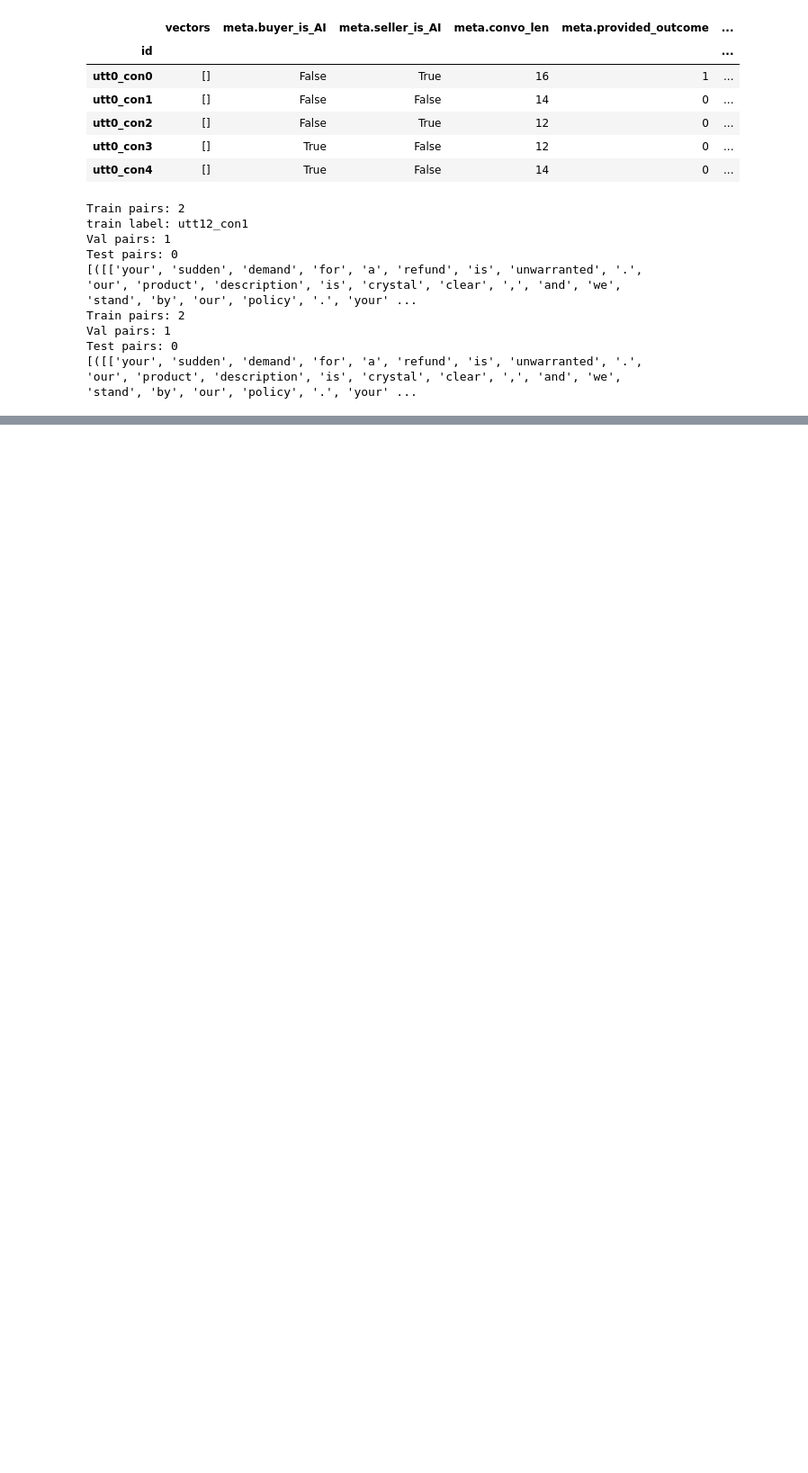
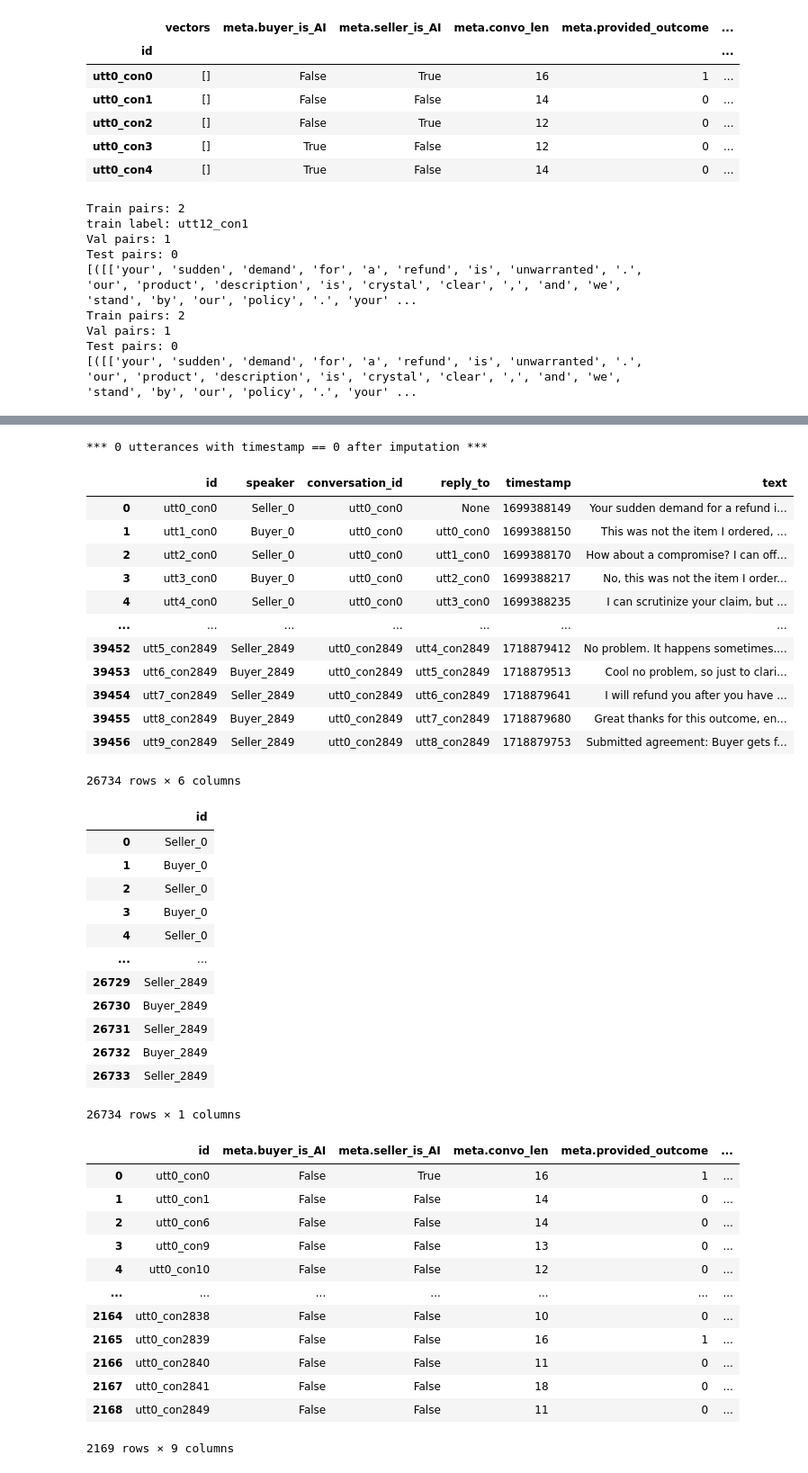
Before and after one commit to mishkin101/CRAFT_Disputes, a Jupyter notebook: src/notebooks/fine-tuning_testing.ipynb, the cells around one changed output, grey strips where cells are left out. Shown at 90% size. Saved outputs shown, nothing was run; the diff lists cells and outputs as text; code cells hidden in the pictures; blank space fills up the shorter version.

```diff
--- a/src/notebooks/fine-tuning_testing.ipynb
+++ b/src/notebooks/fine-tuning_testing.ipynb
@@ -258,0 +379,43 @@ Test pairs: 0
+# %%
+corpus_kodis_AI = corp.corpusBuilder(raw_data_AI)
+# %% [output]
+*** 0 utterances with timestamp == 0 after imputation ***
+|  | id | speaker | conversation_id | reply_to | timestamp | text |
+| 0 | utt0_con0 | Seller_0 | utt0_con0 | None | 1699388149 | Your sudden demand for a refund i... |
+| 1 | utt1_con0 | Buyer_0 | utt0_con0 | utt0_con0 | 1699388150 | This was not the item I ordered, ... |
+| 2 | utt2_con0 | Seller_0 | utt0_con0 | utt1_con0 | 1699388170 | How about a compromise? I can off... |
+| 3 | utt3_con0 | Buyer_0 | utt0_con0 | utt2_con0 | 1699388217 | No, this was not the item I order... |
+| 4 | utt4_con0 | Seller_0 | utt0_con0 | utt3_con0 | 1699388235 | I can scrutinize your claim, but ... |
+| ... | ... | ... | ... | ... | ... | ... |
+| 39452 | utt5_con2849 | Seller_2849 | utt0_con2849 | utt4_con2849 | 1718879412 | No problem. It happens sometimes.... |
+| 39453 | utt6_con2849 | Buyer_2849 | utt0_con2849 | utt5_con2849 | 1718879513 | Cool no problem, so just to clari... |
+| 39454 | utt7_con2849 | Seller_2849 | utt0_con2849 | utt6_con2849 | 1718879641 | I will refund you after you have ... |
+| 39455 | utt8_con2849 | Buyer_2849 | utt0_con2849 | utt7_con2849 | 1718879680 | Great thanks for this outcome, en... |
+| 39456 | utt9_con2849 | Seller_2849 | utt0_con2849 | utt8_con2849 | 1718879753 | Submitted agreement: Buyer gets f... |
+26734 rows × 6 columns
+|  | id |
+| 0 | Seller_0 |
+| 1 | Buyer_0 |
+| 2 | Seller_0 |
+| 3 | Buyer_0 |
+| 4 | Seller_0 |
+| ... | ... |
+| 26729 | Seller_2849 |
+| 26730 | Buyer_2849 |
+| 26731 | Seller_2849 |
+| 26732 | Buyer_2849 |
+| 26733 | Seller_2849 |
+26734 rows × 1 columns
+|  | id | meta.buyer_is_AI | meta.seller_is_AI | meta.convo_len | meta.provided_outcome | ... |
+| 0 | utt0_con0 | False | True | 16 | 1 | ... |
+| 1 | utt0_con1 | False | False | 14 | 0 | ... |
+| 2 | utt0_con6 | False | False | 14 | 0 | ... |
+| 3 | utt0_con9 | False | False | 13 | 0 | ... |
+| 4 | utt0_con10 | False | False | 12 | 0 | ... |
+| ... | ... | ... | ... | ... | ... | ... |
+| 2164 | utt0_con2838 | False | False | 10 | 0 | ... |
+| 2165 | utt0_con2839 | False | False | 16 | 1 | ... |
+| 2166 | utt0_con2840 | False | False | 11 | 0 | ... |
+| 2167 | utt0_con2841 | False | False | 18 | 0 | ... |
+| 2168 | utt0_con2849 | False | False | 11 | 0 | ... |
+2169 rows × 9 columns
```
Also changed, not shown: parts of 10 cells of this notebook, 12 other files.
